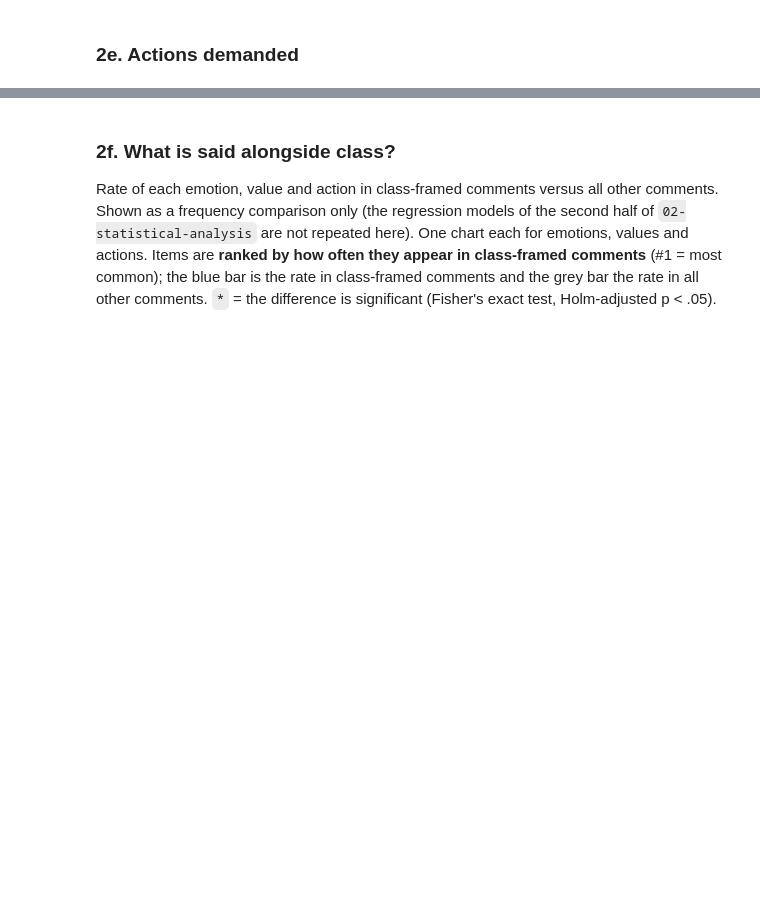
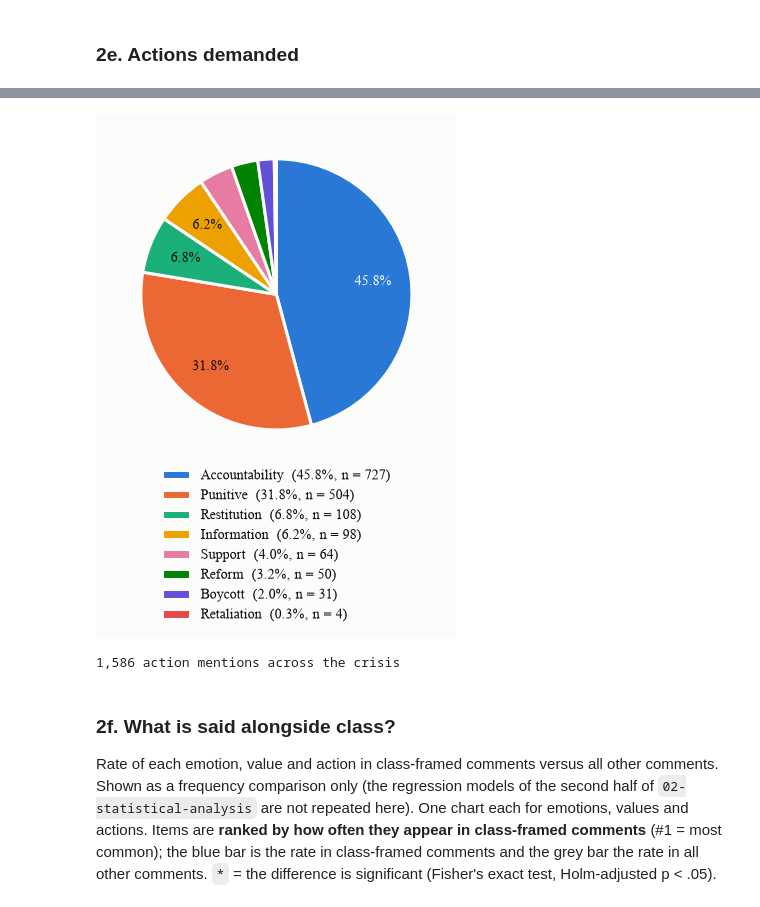
Before and after one commit to mbchavez27/crisis-management-analysis, a Jupyter notebook: 04-statistical-analysis/notebooks/03-findings.ipynb, the cells around one changed output, grey strips where cells are left out. Saved outputs shown, nothing was run; the diff lists cells and outputs as text; code cells hidden in the pictures; blank space fills up the shorter version.

```diff
--- a/04-statistical-analysis/notebooks/03-findings.ipynb
+++ b/04-statistical-analysis/notebooks/03-findings.ipynb
@@ -915,6 +938,14 @@ show(act_end)
 | Reform | 50 | 0.4 | 0.7 | 0.5 | 0.4 | 0.8 | 0.1 | -0.6 | 0.029 | 0.109 | ... |
 | Boycott | 31 | 0.3 | 0.2 | 0.2 | 0.1 | 1.0 | 0.2 | -0.1 | 0.053 | 1.07e-05 | ... |
 | Retaliation | 4 | 0.0 | 0.2 | 0.0 | 0.0 | 0.0 | 0.1 | -0.2 | 0.033 | 0.0605 | ... |
+# %%
+# Actions: all eight, in the colours of the actions ranking chart
+act_pie = act_end["total"]
+mention_pie(act_pie, SERIES[:len(act_pie)], "rq2_actions_pie")
+print(f"{int(act_pie.sum()):,} action mentions across the crisis")
+# %% [output]
+[figure, added]
+1,586 action mentions across the crisis
 # %% [markdown]
 ### 2f. What is said alongside class?
 Rate of each emotion, value and action in class-framed comments versus all other comments. Shown as a frequency
```
Also changed, not shown: parts of 6 cells of this notebook, 6 other files.
